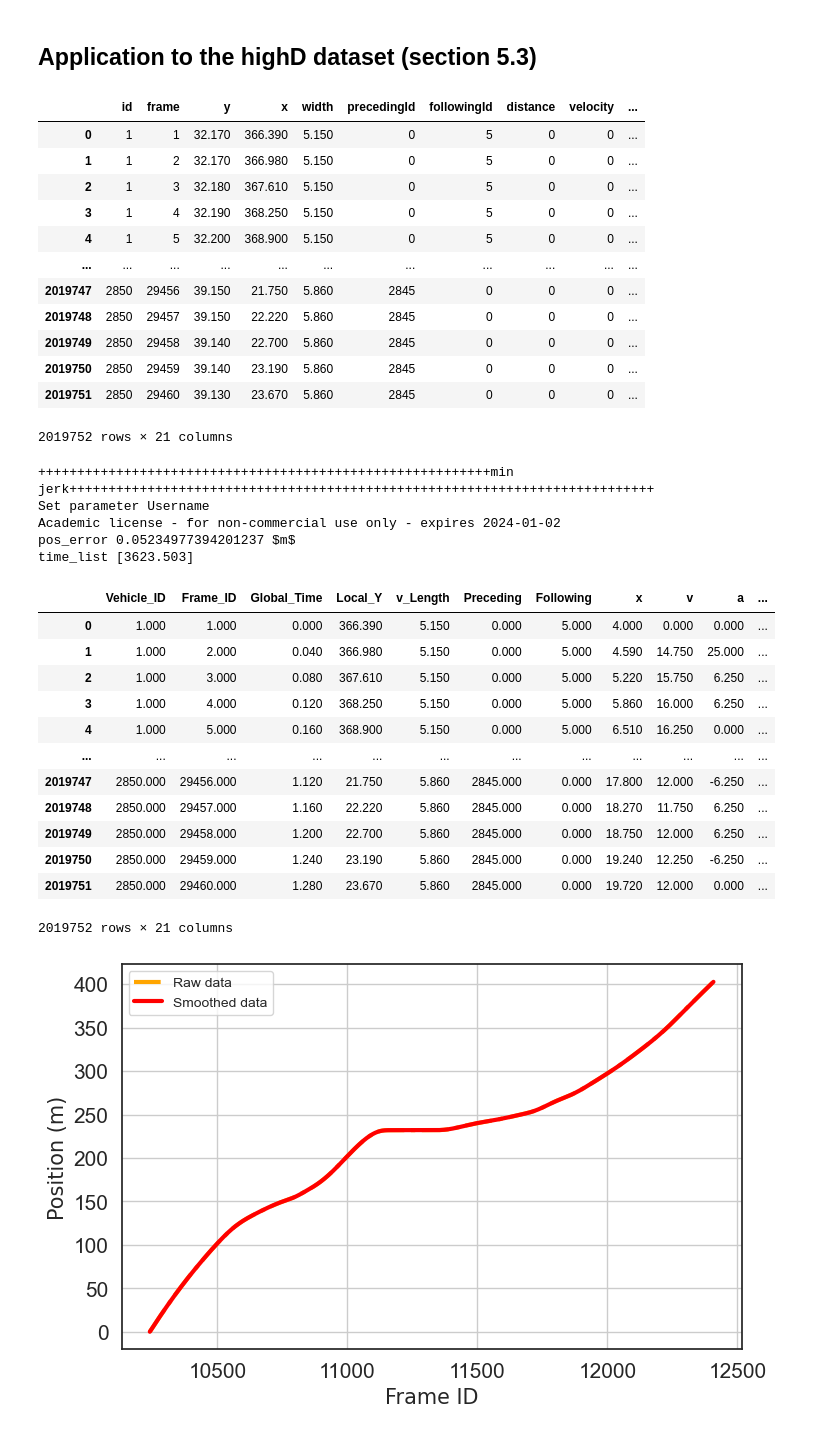
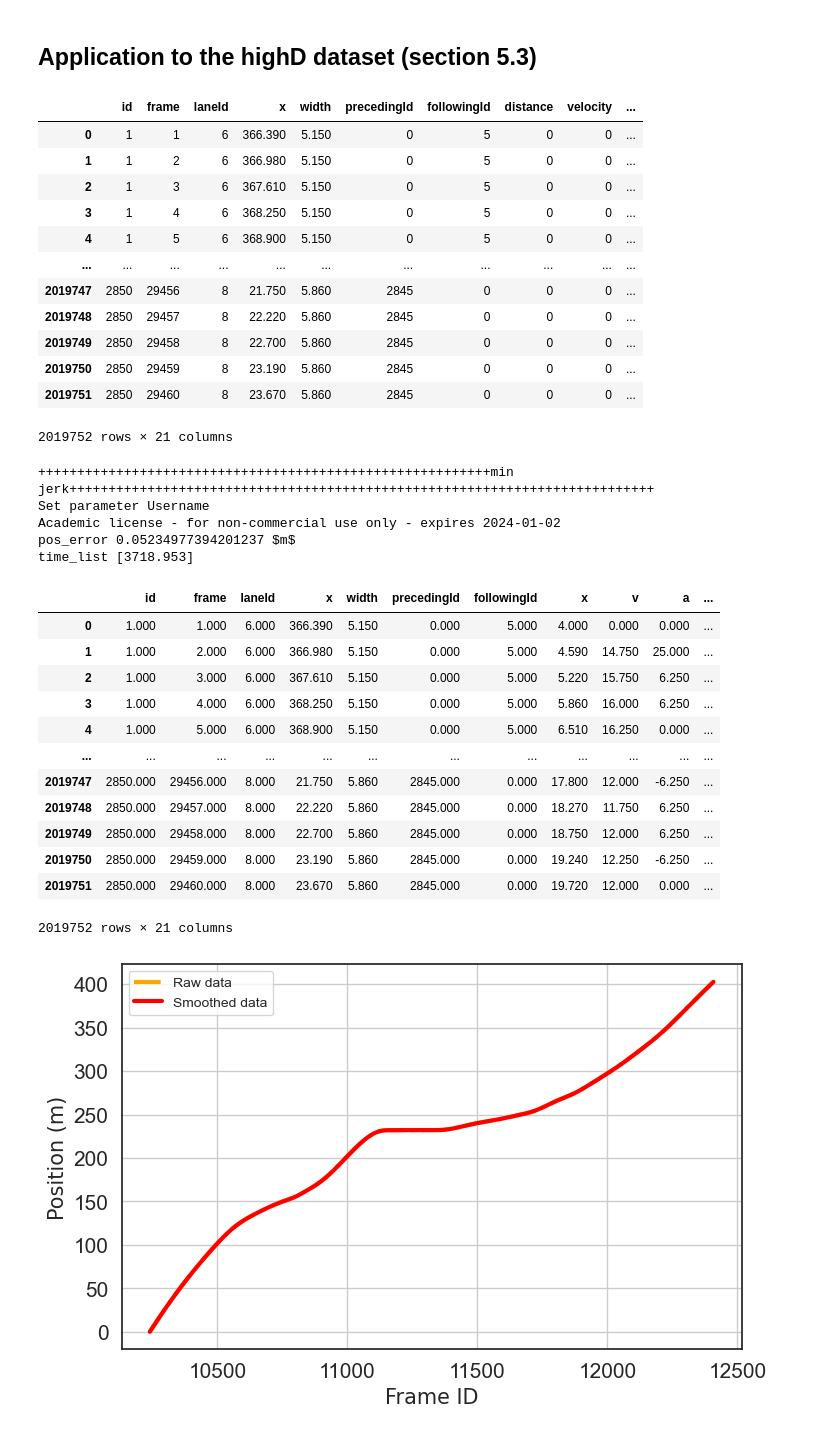
Before and after one commit to ximeng96/Quadratic-programming-method-for-vehicle-trajectory-correcting-and-smoothing-from-noisy-data, a Jupyter notebook: codes/QP_smoothing_highd.ipynb, the cells around one changed output. Cells and saved outputs as stored; diff of their text form; code cells hidden in the pictures.

```diff
--- a/codes/QP_smoothing_highd.ipynb
+++ b/codes/QP_smoothing_highd.ipynb
@@ -124,6 +124,7 @@ def higher_order_calc_pos(old_matrix, down_v, up_v, down_a, up_a, down_j, up_j,
 import pandas as pd
 import io
 import numpy as np
+import copy
 import matplotlib.pyplot as plt
 from matplotlib import cm
 import cvxpy as cp
@@ -137,8 +138,8 @@ pd.set_option('display.float_format',lambda x : '%.3f' % x)
 np.set_printoptions(precision=3, suppress=True)#3 digit, no scientific notation
 np.set_printoptions(threshold=np.inf) #no ellipses
 
-veh_traj = pd.read_csv('25_tracks.csv', usecols = ['id','frame','y','x','width', 'precedingId','followingId'])
-order = ['id','frame','y','x','width', 'precedingId','followingId']
+veh_traj = pd.read_csv('25_tracks.csv', usecols = ['id','frame','laneId','x','width', 'precedingId','followingId'])
+order = ['id','frame','laneId','x','width', 'precedingId','followingId']
 veh_traj = veh_traj[order]
 
 #add 14 columns at the end, called "distance", "velocity", "acceleration", "jerk", "snap", "spacing", and "relative speed"
@@ -159,18 +160,18 @@ veh_traj['smooth_delta_v'] = 0
 
 veh_traj
 # %% [output]
-|  | id | frame | y | x | width | precedingId | followingId | distance | velocity | ... |
-| 0 | 1 | 1 | 32.170 | 366.390 | 5.150 | 0 | 5 | 0 | 0 | ... |
-| 1 | 1 | 2 | 32.170 | 366.980 | 5.150 | 0 | 5 | 0 | 0 | ... |
-| 2 | 1 | 3 | 32.180 | 367.610 | 5.150 | 0 | 5 | 0 | 0 | ... |
-| 3 | 1 | 4 | 32.190 | 368.250 | 5.150 | 0 | 5 | 0 | 0 | ... |
-| 4 | 1 | 5 | 32.200 | 368.900 | 5.150 | 0 | 5 | 0 | 0 | ... |
+|  | id | frame | laneId | x | width | precedingId | followingId | distance | velocity | ... |
+| 0 | 1 | 1 | 6 | 366.390 | 5.150 | 0 | 5 | 0 | 0 | ... |
+| 1 | 1 | 2 | 6 | 366.980 | 5.150 | 0 | 5 | 0 | 0 | ... |
+| 2 | 1 | 3 | 6 | 367.610 | 5.150 | 0 | 5 | 0 | 0 | ... |
+| 3 | 1 | 4 | 6 | 368.250 | 5.150 | 0 | 5 | 0 | 0 | ... |
+| 4 | 1 | 5 | 6 | 368.900 | 5.150 | 0 | 5 | 0 | 0 | ... |
 | ... | ... | ... | ... | ... | ... | ... | ... | ... | ... | ... |
-| 2019747 | 2850 | 29456 | 39.150 | 21.750 | 5.860 | 2845 | 0 | 0 | 0 | ... |
-| 2019748 | 2850 | 29457 | 39.150 | 22.220 | 5.860 | 2845 | 0 | 0 | 0 | ... |
-| 2019749 | 2850 | 29458 | 39.140 | 22.700 | 5.860 | 2845 | 0 | 0 | 0 | ... |
-| 2019750 | 2850 | 29459 | 39.140 | 23.190 | 5.860 | 2845 | 0 | 0 | 0 | ... |
-| 2019751 | 2850 | 29460 | 39.130 | 23.670 | 5.860 | 2845 | 0 | 0 | 0 | ... |
+| 2019747 | 2850 | 29456 | 8 | 21.750 | 5.860 | 2845 | 0 | 0 | 0 | ... |
+| 2019748 | 2850 | 29457 | 8 | 22.220 | 5.860 | 2845 | 0 | 0 | 0 | ... |
+| 2019749 | 2850 | 29458 | 8 | 22.700 | 5.860 | 2845 | 0 | 0 | 0 | ... |
+| 2019750 | 2850 | 29459 | 8 | 23.190 | 5.860 | 2845 | 0 | 0 | 0 | ... |
+| 2019751 | 2850 | 29460 | 8 | 23.670 | 5.860 | 2845 | 0 | 0 | 0 | ... |
 2019752 rows × 21 columns
 # %%
 # This module is used as an application function of our method
@@ -182,7 +183,7 @@ def method_application(raw_traj, down_v, up_v, down_a, up_a, down_j, up_j, down_
     for n_id in range(len(id_set)): #go over each vehicle
         new_array = new_array_np[np.where(new_array_np[:,0] == id_set[n_id] )]
         new_array[:,-14] = np.absolute(new_array[:,3] - new_array[0,3]) + 4 #moving distance
-        new_array[:,2] = (new_array[:,1] - new_array[0,1]) * delta_t #time
+        #new_array[:,2] = (new_array[:,1] - new_array[0,1]) * delta_t #time
         new_array[1:,-13] = differentiation(new_array[:,-14], new_array[:,-13], delta_t,  order_ind = 1)[1:] #speed implicit, Eq 1a
         new_array[1:-1,-12] = differentiation(new_array[:,-13], new_array[:,-12], delta_t,  order_ind = 2)[1:-1] #acceleration explicit, Eq 1b
         new_array[2:-1,-11] = differentiation(new_array[:,-12], new_array[:,-11], delta_t,  order_ind = 3)[2:-1] #jerk implicit, Eq 1c
@@ -196,42 +197,42 @@ def method_application(raw_traj, down_v, up_v, down_a, up_a, down_j, up_j, down_
 # %%
 def calc_time(veh_traj, down_vel, up_vel, down_acc, up_acc, down_jerk, up_jerk, down_snap, up_snap, delta_t, est_acc, unique, highest_order):
     import time; time_list = []
     print('++++++++++++++++++++++++++++++++++++++++++++++++++++++++++min jerk+++++++++++++++++++++++++++++++++++++++++++++++++++++++++++++++++++++++++++')
     T1_j = time.time()
     smooth_veh_jerk, smooth_veh_l2j = method_application(veh_traj, down_vel, up_vel, down_acc, up_acc, down_jerk, up_jerk, down_snap, up_snap, delta_t, est_acc, unique, highest_order)
     T2_j = time.time();
 
     time_list.append(round((T2_j - T1_j),3))
     print("time_list", time_list)
 
 
     return smooth_veh_jerk, time_list, smooth_veh_l2j
 down_vel = 0; up_vel = 50; down_acc = -5; up_acc = 4; down_jerk = -8; up_jerk = 8; down_snap = -12; up_snap = 12;
 delta_t = 0.04; est_acc = 0.1; unique = 1; non_unique = 0; highest_order = 3
 
 id_car = 1011
 id_num = [id_car, 1005] # sample vehicle and its front vehicle
 smooth_veh_j, run_time, smooth_l2j = calc_time(veh_traj, down_vel,
 up_vel, down_acc, up_acc, down_jerk, up_jerk, down_snap, up_snap, delta_t, est_acc, unique, highest_order) #[veh_traj['id'].isin(id_num)]
-pd.DataFrame(smooth_veh_j, columns = ['Vehicle_ID','Frame_ID','Global_Time','Local_Y','v_Length', 'Preceding','Following', 'x', 'v', 'a', 'j', 's', 'delta_x', 'delta_v', 'smooth_x', 'smooth_v', 'smooth_a', 'smooth_j', 'smooth_s', 'smooth_deltax', 'smooth_deltav'])
+pd.DataFrame(smooth_veh_j, columns = ['id','frame','laneId','x','width', 'precedingId','followingId', 'x', 'v', 'a', 'j', 's', 'delta_x', 'delta_v', 'smooth_x', 'smooth_v', 'smooth_a', 'smooth_j', 'smooth_s', 'smooth_deltax', 'smooth_deltav'])
 # %% [output]
 ++++++++++++++++++++++++++++++++++++++++++++++++++++++++++min jerk+++++++++++++++++++++++++++++++++++++++++++++++++++++++++++++++++++++++++++
 Set parameter Username
 Academic license - for non-commercial use only - expires 2024-01-02
 pos_error 0.05234977394201237 $m$
-time_list [3623.503]
+time_list [3718.953]
-|  | Vehicle_ID | Frame_ID | Global_Time | Local_Y | v_Length | Preceding | Following | x | v | a | ... |
-| 0 | 1.000 | 1.000 | 0.000 | 366.390 | 5.150 | 0.000 | 5.000 | 4.000 | 0.000 | 0.000 | ... |
-| 1 | 1.000 | 2.000 | 0.040 | 366.980 | 5.150 | 0.000 | 5.000 | 4.590 | 14.750 | 25.000 | ... |
-| 2 | 1.000 | 3.000 | 0.080 | 367.610 | 5.150 | 0.000 | 5.000 | 5.220 | 15.750 | 6.250 | ... |
-| 3 | 1.000 | 4.000 | 0.120 | 368.250 | 5.150 | 0.000 | 5.000 | 5.860 | 16.000 | 6.250 | ... |
-| 4 | 1.000 | 5.000 | 0.160 | 368.900 | 5.150 | 0.000 | 5.000 | 6.510 | 16.250 | 0.000 | ... |
+|  | id | frame | laneId | x | width | precedingId | followingId | x | v | a | ... |
+| 0 | 1.000 | 1.000 | 6.000 | 366.390 | 5.150 | 0.000 | 5.000 | 4.000 | 0.000 | 0.000 | ... |
+| 1 | 1.000 | 2.000 | 6.000 | 366.980 | 5.150 | 0.000 | 5.000 | 4.590 | 14.750 | 25.000 | ... |
+| 2 | 1.000 | 3.000 | 6.000 | 367.610 | 5.150 | 0.000 | 5.000 | 5.220 | 15.750 | 6.250 | ... |
+| 3 | 1.000 | 4.000 | 6.000 | 368.250 | 5.150 | 0.000 | 5.000 | 5.860 | 16.000 | 6.250 | ... |
+| 4 | 1.000 | 5.000 | 6.000 | 368.900 | 5.150 | 0.000 | 5.000 | 6.510 | 16.250 | 0.000 | ... |
 | ... | ... | ... | ... | ... | ... | ... | ... | ... | ... | ... | ... |
-| 2019747 | 2850.000 | 29456.000 | 1.120 | 21.750 | 5.860 | 2845.000 | 0.000 | 17.800 | 12.000 | -6.250 | ... |
-| 2019748 | 2850.000 | 29457.000 | 1.160 | 22.220 | 5.860 | 2845.000 | 0.000 | 18.270 | 11.750 | 6.250 | ... |
-| 2019749 | 2850.000 | 29458.000 | 1.200 | 22.700 | 5.860 | 2845.000 | 0.000 | 18.750 | 12.000 | 6.250 | ... |
-| 2019750 | 2850.000 | 29459.000 | 1.240 | 23.190 | 5.860 | 2845.000 | 0.000 | 19.240 | 12.250 | -6.250 | ... |
-| 2019751 | 2850.000 | 29460.000 | 1.280 | 23.670 | 5.860 | 2845.000 | 0.000 | 19.720 | 12.000 | 0.000 | ... |
+| 2019747 | 2850.000 | 29456.000 | 8.000 | 21.750 | 5.860 | 2845.000 | 0.000 | 17.800 | 12.000 | -6.250 | ... |
+| 2019748 | 2850.000 | 29457.000 | 8.000 | 22.220 | 5.860 | 2845.000 | 0.000 | 18.270 | 11.750 | 6.250 | ... |
+| 2019749 | 2850.000 | 29458.000 | 8.000 | 22.700 | 5.860 | 2845.000 | 0.000 | 18.750 | 12.000 | 6.250 | ... |
+| 2019750 | 2850.000 | 29459.000 | 8.000 | 23.190 | 5.860 | 2845.000 | 0.000 | 19.240 | 12.250 | -6.250 | ... |
+| 2019751 | 2850.000 | 29460.000 | 8.000 | 23.670 | 5.860 | 2845.000 | 0.000 | 19.720 | 12.000 | 0.000 | ... |
 2019752 rows × 21 columns
 # %%
 font1 = 10; lo = 2; line = 3; line2 = 3; line3 = 3; s1 = 15
```
Also changed, not shown: parts of 6 cells of this notebook, 1 other file.
